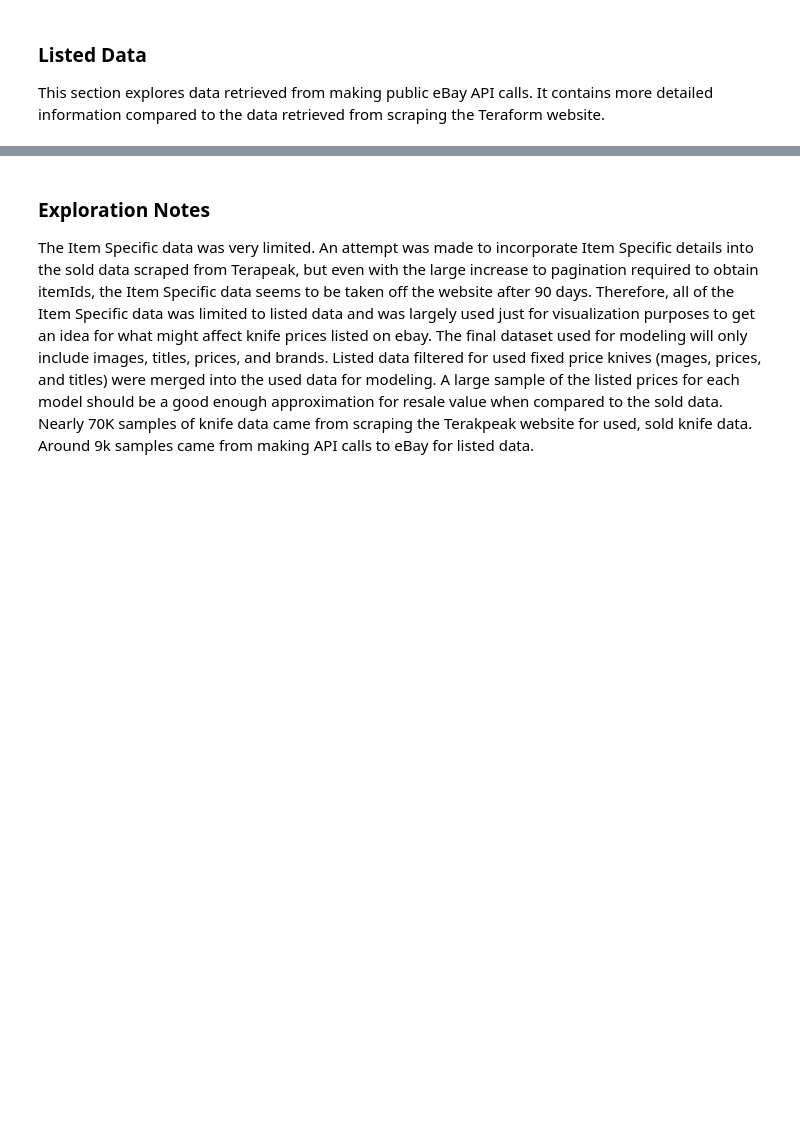
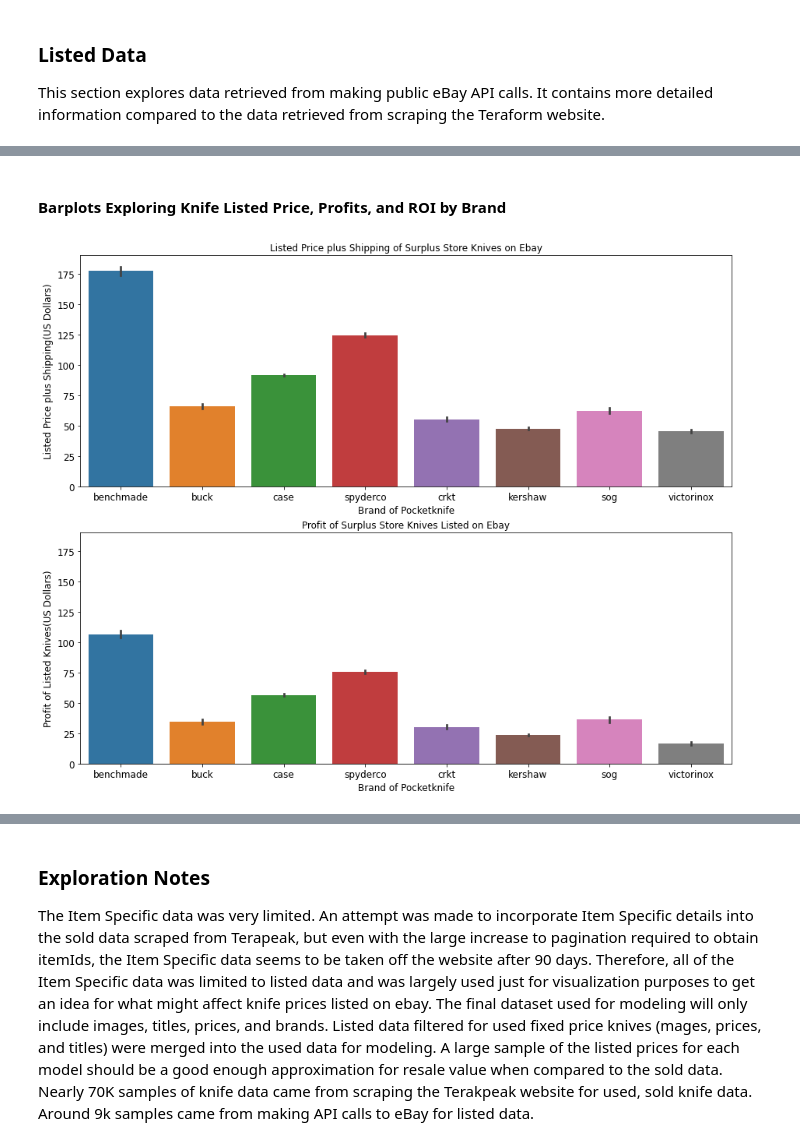
Before and after one commit to ddey117/Neural_Network_Predicting_Reseller_Success_Ebay, a Jupyter notebook: Data_Exploration.ipynb, the cells around one changed output, grey strips where cells are left out. Drawn from its saved outputs; the diff is of its cells as text; code cells hidden in the pictures; blank space fills up the shorter version.

```diff
--- a/Data_Exploration.ipynb
+++ b/Data_Exploration.ipynb
@@ -407,8 +352,6 @@ example of a list of pics from the pictureURL column
 ![pictureURL ex1](images/pictureURL_examplePic1_2.jpeg)
 ![pictureURL ex2](images/pictureURL_examplePic1_3.jpeg)
 ![pictureURL ex3](images/pictureURL_examplePic1_4.jpeg)
-# %%
-df_listed.drop('Type', axis=1, inplace=True)
 # %%
 #run this to view example of pictures avaliable in a random row
 
@@ -466,10 +396,7 @@ Name: brand, dtype: int64
-# %%
-pattern = re.compile("(\d{4}$)")
-df_listed['Year'] = df_listed['Year'].str.extract(pattern)
 # %%
-df_listed['Year'] = df_listed['Year'].fillna(0)
+# df_listed['Year'] = df_listed['Year'].fillna(0)
 
-df_listed['Year'] = df_listed['Year'].astype(int)
+# df_listed['Year'] = df_listed['Year'].astype(int)
 # %%
-df_listed = bin_knife_year(df_listed)
+# df_listed = bin_knife_year(df_listed)
 # %%
@@ -518,0 +464,23 @@ plt.show();
+# %% [markdown]
+#### Barplots Exploring Knife Listed Price, Profits, and ROI by Brand
+# %%
+#converted price == listed price(US dollars) + total shipping cost (US dollars)
+
+fig, axes  = plt.subplots(figsize=(15,12),nrows=2, sharey=True)
+sns.barplot(x= 'brand', y='converted_price', ax=axes[0],data=df_listed)
+sns.barplot(x= 'brand', y='profit', ax=axes[1],data=df_listed)
+
+axes[0].title.set_text("Listed Price plus Shipping of Surplus Store Knives on Ebay")
+axes[0].set_xlabel('Brand of Pocketknife', fontsize=12)
+axes[0].set_ylabel('Listed Price plus Shipping(US Dollars)', fontsize=12)
+axes[0].tick_params(axis='both', labelsize=12)
+
+axes[1].title.set_text("Profit of Surplus Store Knives Listed on Ebay")
+axes[1].set_xlabel('Brand of Pocketknife', fontsize=12)
+axes[1].set_ylabel('Profit of Listed Knives(US Dollars)', fontsize=12)
+axes[1].tick_params(axis='both', labelsize=12)
+
+
+plt.show();
+# %% [output]
+[figure, added]
```
Also changed, not shown: parts of 99 cells of this notebook, 7 other files.
